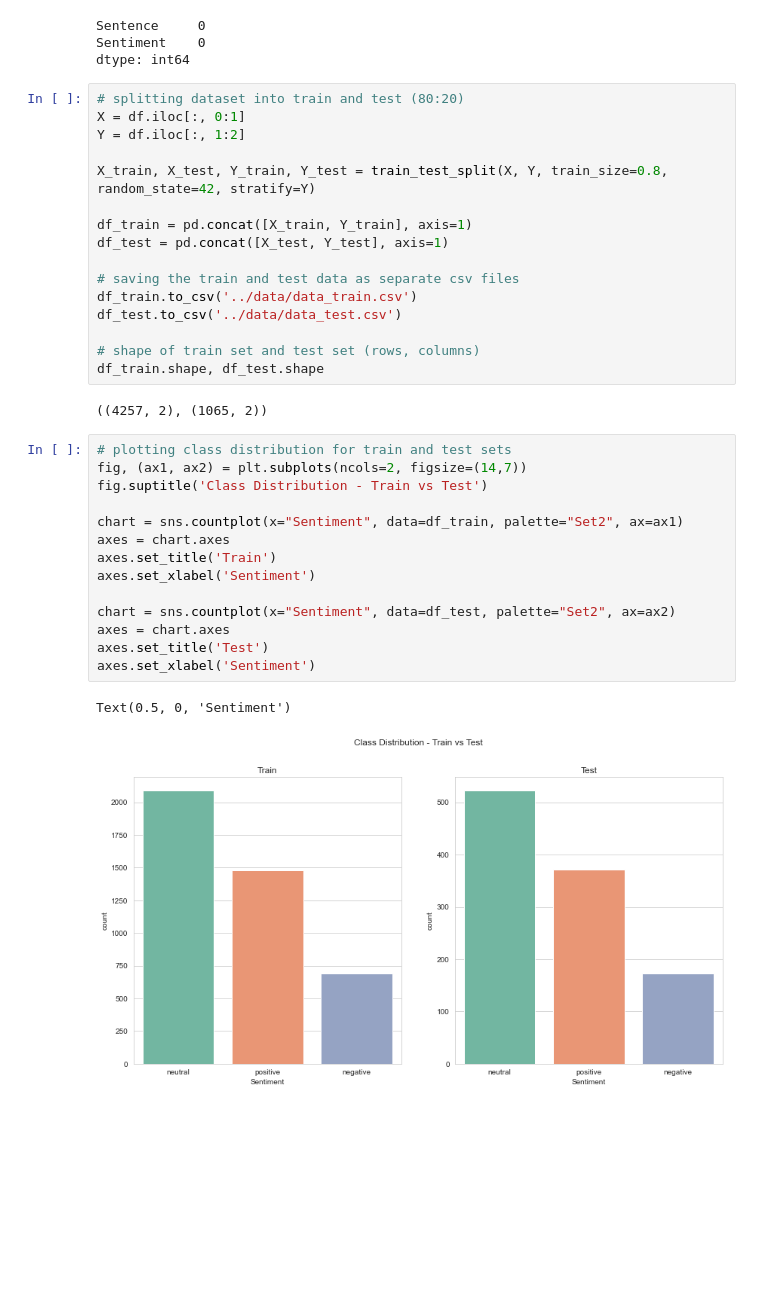
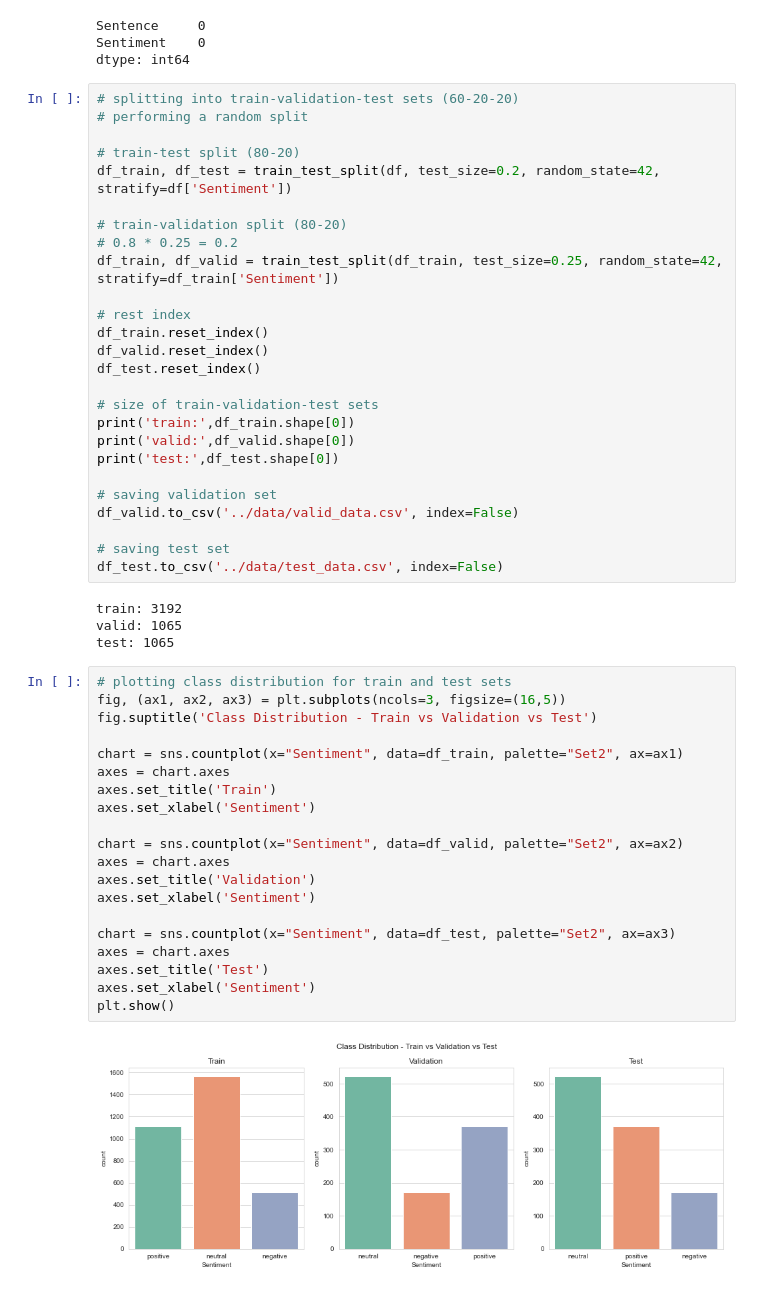
Before and after one commit to leoAshu/phishing-url-detection, a Jupyter notebook: notebooks/EDA-Master.ipynb, the cells around one changed output. Saved outputs shown, nothing was run; the diff lists cells and outputs as text; blank space fills up the shorter version.

Commit message:
Updates master eda notebook to implement train-validation-test split

```diff
--- a/notebooks/EDA-Master.ipynb
+++ b/notebooks/EDA-Master.ipynb
@@ -125,37 +141,54 @@ Sentence     0
 Sentiment    0
 dtype: int64
 # %%
-# splitting dataset into train and test (80:20)
-X = df.iloc[:, 0:1]
-Y = df.iloc[:, 1:2]
+# splitting into train-validation-test sets (60-20-20)
+# performing a random split
 
-X_train, X_test, Y_train, Y_test = train_test_split(X, Y, train_size=0.8, random_state=42, stratify=Y)
+# train-test split (80-20)
+df_train, df_test = train_test_split(df, test_size=0.2, random_state=42, stratify=df['Sentiment'])
 
-df_train = pd.concat([X_train, Y_train], axis=1)
-df_test = pd.concat([X_test, Y_test], axis=1)
+# train-validation split (80-20)
+# 0.8 * 0.25 = 0.2
+df_train, df_valid = train_test_split(df_train, test_size=0.25, random_state=42, stratify=df_train['Sentiment'])
 
-# saving the train and test data as separate csv files
-df_train.to_csv('../data/data_train.csv')
-df_test.to_csv('../data/data_test.csv')
+# rest index
+df_train.reset_index()
+df_valid.reset_index()
+df_test.reset_index()
 
-# shape of train set and test set (rows, columns)
-df_train.shape, df_test.shape
+# size of train-validation-test sets
+print('train:',df_train.shape[0])
+print('valid:',df_valid.shape[0])
+print('test:',df_test.shape[0])
+
+# saving validation set
+df_valid.to_csv('../data/valid_data.csv', index=False)
+
+# saving test set
+df_test.to_csv('../data/test_data.csv', index=False)
 # %% [output]
-((4257, 2), (1065, 2))
+train: 3192
+valid: 1065
+test: 1065
 # %%
 # plotting class distribution for train and test sets
-fig, (ax1, ax2) = plt.subplots(ncols=2, figsize=(14,7))
-fig.suptitle('Class Distribution - Train vs Test')
+fig, (ax1, ax2, ax3) = plt.subplots(ncols=3, figsize=(16,5))
+fig.suptitle('Class Distribution - Train vs Validation vs Test')
 
 chart = sns.countplot(x="Sentiment", data=df_train, palette="Set2", ax=ax1)
 axes = chart.axes
 axes.set_title('Train')
 axes.set_xlabel('Sentiment')
 
-chart = sns.countplot(x="Sentiment", data=df_test, palette="Set2", ax=ax2)
+chart = sns.countplot(x="Sentiment", data=df_valid, palette="Set2", ax=ax2)
+axes = chart.axes
+axes.set_title('Validation')
+axes.set_xlabel('Sentiment')
+
+chart = sns.countplot(x="Sentiment", data=df_test, palette="Set2", ax=ax3)
 axes = chart.axes
 axes.set_title('Test')
 axes.set_xlabel('Sentiment')
+plt.show()
 # %% [output]
-Text(0.5, 0, 'Sentiment')
-[figure, old version]
+[figure, new version]
```
Also changed, not shown: parts of 10 cells of this notebook.
